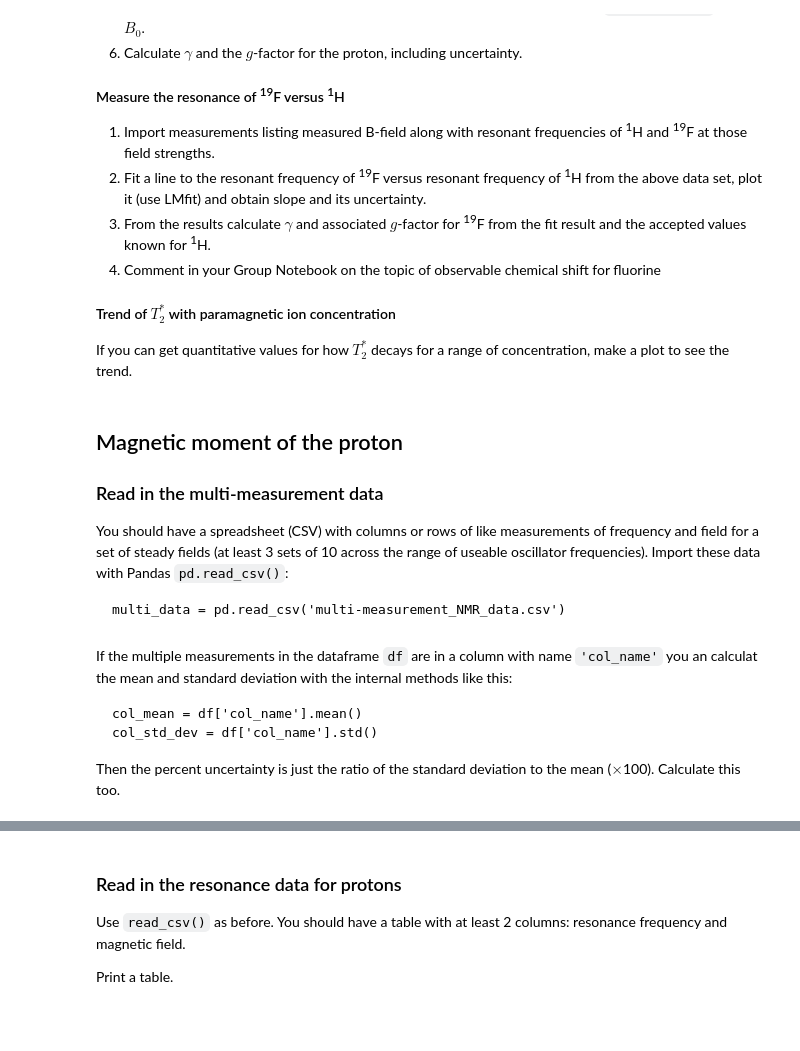
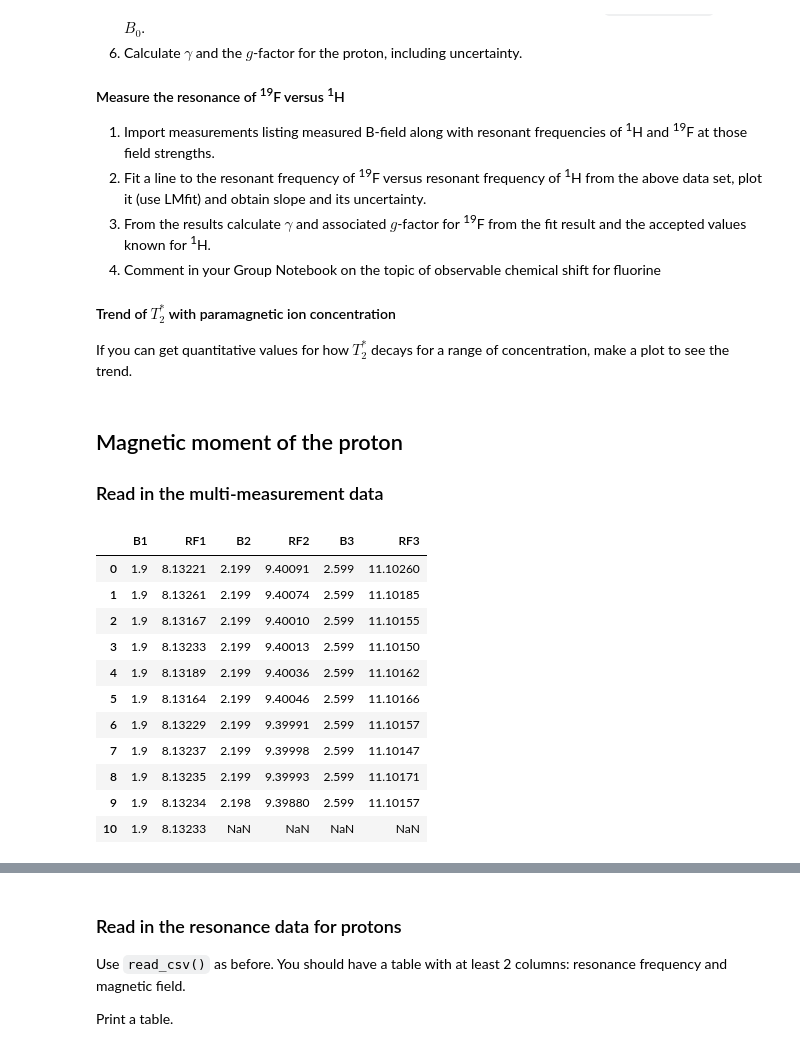
Before and after one commit to ahserhan/CMX, a Jupyter notebook: CWNMR/Continuous NMR Analysis (Template).ipynb, the cells around one changed output, grey strips where cells are left out. Cells and saved outputs as stored; diff of their text form; code cells hidden in the pictures; some formulas as TeX source; blank space fills up the shorter version.

```diff
--- a/CWNMR/Continuous NMR Analysis (Template).ipynb
+++ b/CWNMR/Continuous NMR Analysis (Template).ipynb
@@ -53,20 +45,24 @@ import scipy.constants as const
 # Useful plot default
 mpl.rcParams['figure.figsize'] = 12.0,8.0  # Roughly 12 cm wde by 8 cm high
 mpl.rcParams['font.size'] = 14.0 # Use 14 point font
-# %% [markdown]
-## Magnetic moment of the proton
-
-### Read in the multi-measurement data
-
-You should have a spreadsheet (CSV) with columns or rows of like measurements of frequency and field for a set of steady fields (at least 3 sets of 10 across the range of useable oscillator frequencies).  Import these data with Pandas `pd.read_csv()`:
-
-    multi_data = pd.read_csv('multi-measurement_NMR_data.csv')
+# %% [markdown]
+## Magnetic moment of the proton
+
+### Read in the multi-measurement data
 # %%
 # Read in the data to a Pandas dataframe and print a table.
+multi = pd.read_csv('multi_measurement.csv')
+multi
+# %% [output]
+|  | B1 | RF1 | B2 | RF2 | B3 | RF3 |
+| 0 | 1.9 | 8.13221 | 2.199 | 9.40091 | 2.599 | 11.10260 |
+| 1 | 1.9 | 8.13261 | 2.199 | 9.40074 | 2.599 | 11.10185 |
+| 2 | 1.9 | 8.13167 | 2.199 | 9.40010 | 2.599 | 11.10155 |
+| 3 | 1.9 | 8.13233 | 2.199 | 9.40013 | 2.599 | 11.10150 |
+| 4 | 1.9 | 8.13189 | 2.199 | 9.40036 | 2.599 | 11.10162 |
+| 5 | 1.9 | 8.13164 | 2.199 | 9.40046 | 2.599 | 11.10166 |
+| 6 | 1.9 | 8.13229 | 2.199 | 9.39991 | 2.599 | 11.10157 |
+| 7 | 1.9 | 8.13237 | 2.199 | 9.39998 | 2.599 | 11.10147 |
+| 8 | 1.9 | 8.13235 | 2.199 | 9.39993 | 2.599 | 11.10171 |
+| 9 | 1.9 | 8.13234 | 2.198 | 9.39880 | 2.599 | 11.10157 |
+| 10 | 1.9 | 8.13233 | NaN | NaN | NaN | NaN |
-# %% [markdown]
-If the multiple measurements in the dataframe `df` are in a column with name `'col_name'` you an calculat the mean and standard deviation with the internal methods like this:
-
-    col_mean = df['col_name'].mean()
-    col_std_dev = df['col_name'].std()
-
-Then the percent uncertainty is just the ratio of the standard deviation to the mean ($\times$100).  Calculate this too.
```
Also changed, not shown: parts of 17 cells of this notebook.
